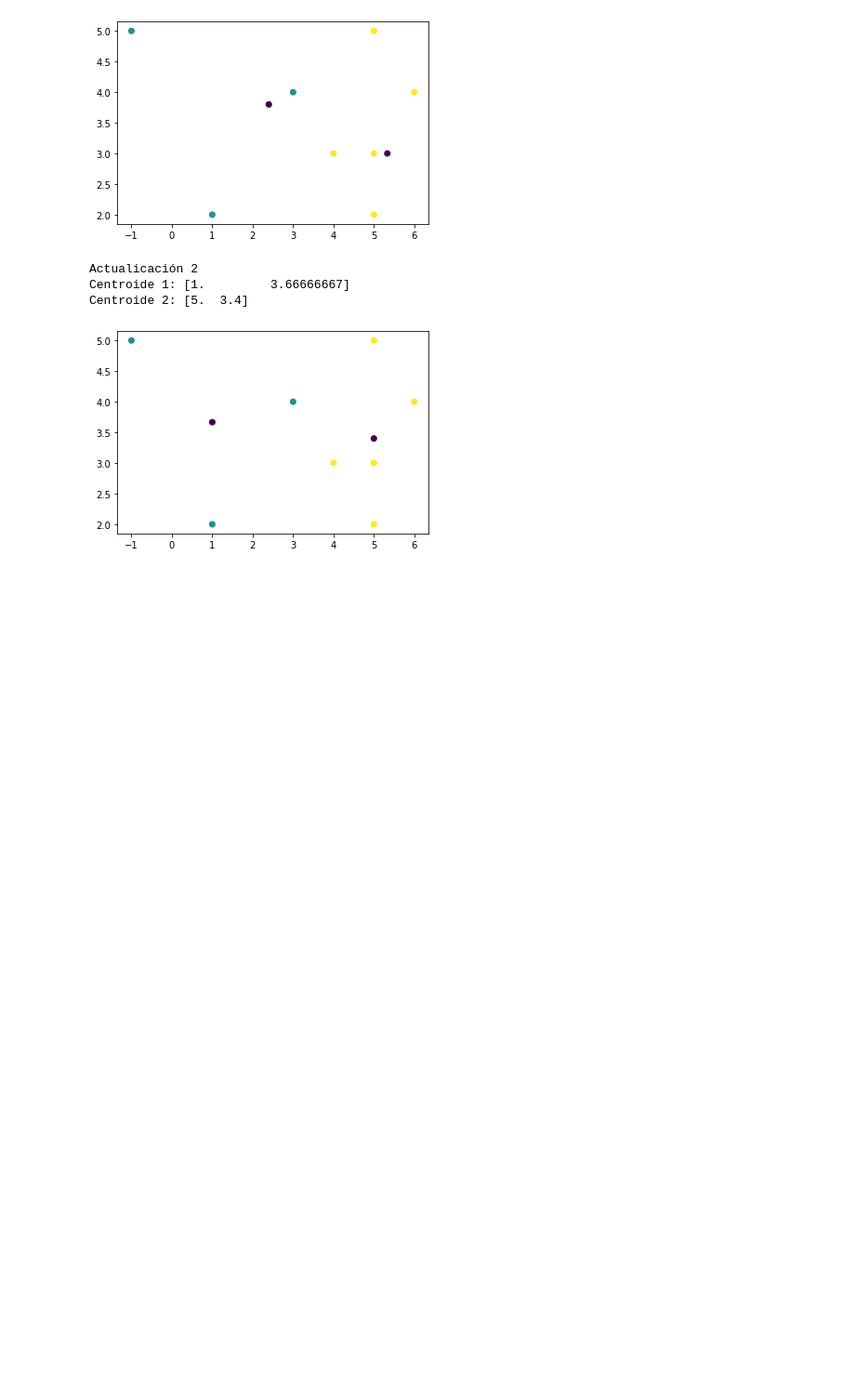
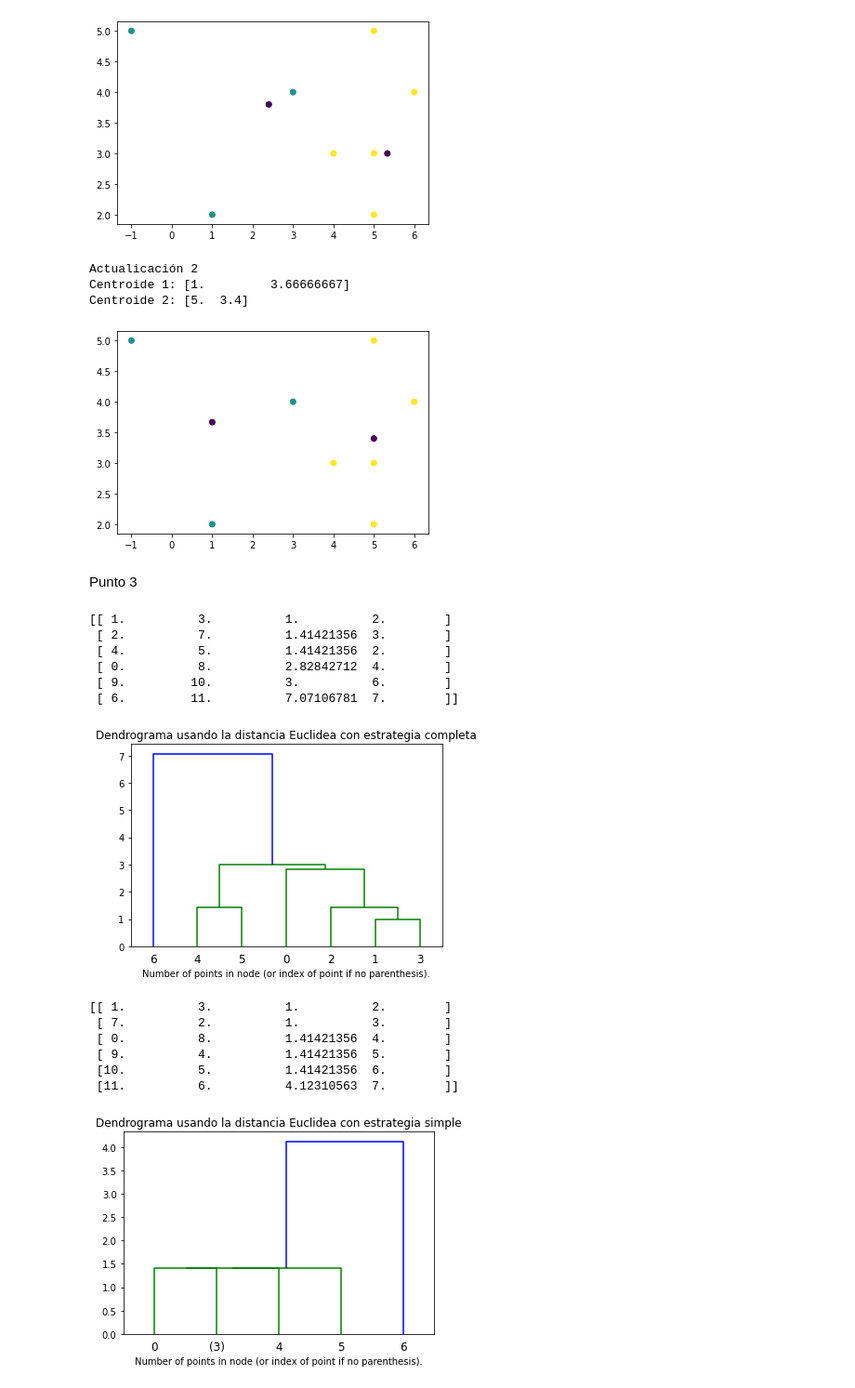
Before and after one commit to johnreyes96/artificial-intelligence, a Jupyter notebook: src/main/python/workshops/WorkshopSolutionTwo.ipynb, the cells around one changed output. Shown: that part at 93% size. Drawn from its saved outputs; the diff is of its cells as text; code cells hidden in the pictures; blank space fills up the shorter version.

Commit message:
add solution third point

```diff
--- a/src/main/python/workshops/WorkshopSolutionTwo.ipynb
+++ b/src/main/python/workshops/WorkshopSolutionTwo.ipynb
@@ -63,3 +63,66 @@ Actualicación 2
 Centroide 1: [1.         3.66666667]
 Centroide 2: [5.  3.4]
 [figure]
+# %% [markdown]
+Punto 3
+# %%
+import numpy as np
+
+from matplotlib import pyplot as plt
+from scipy.cluster.hierarchy import dendrogram
+from sklearn.cluster import AgglomerativeClustering
+
+def plot_dendrogram(model, **kwargs):
+
+    counts = np.zeros(model.children_.shape[0])
+    n_samples = len(model.labels_)
+    for i, merge in enumerate(model.children_):
+        current_count = 0
+        for child_idx in merge:
+            if child_idx < n_samples:
+                current_count += 1
+            else:
+                current_count += counts[child_idx - n_samples]
+        counts[i] = current_count
+
+    linkage_matrix = np.column_stack(
+        [model.children_, model.distances_, counts]
+    ).astype(float)
+    print(linkage_matrix)
+
+    dendrogram(linkage_matrix, **kwargs)
+
+
+X = np.array([[1, 2], [3, 4], [4, 3], [5, 2], [5, 3], [6, 4], [5, 5], [-1, 5]])
+modelComplete = AgglomerativeClustering(distance_threshold = 0, n_clusters = None, linkage = "complete")
+modelSingle = AgglomerativeClustering(distance_threshold = 0, n_clusters = None, linkage = "single")
+
+modelComplete = modelComplete.fit(X[1:8,0:2])
+modelSingle = modelSingle.fit(X[1:8,0:2])
+
+plt.title("Dendrograma usando la distancia Euclidea con estrategia completa")
+plot_dendrogram(modelComplete, truncate_mode = "level", p = 3)
+plt.xlabel("Number of points in node (or index of point if no parenthesis).")
+plt.show()
+
+print("\n")
+
+plt.title("Dendrograma usando la distancia Euclidea con estrategia simple")
+plot_dendrogram(modelSingle, truncate_mode = "level", p = 3)
+plt.xlabel("Number of points in node (or index of point if no parenthesis).")
+plt.show()
+# %% [output]
+[[ 1.          3.          1.          2.        ]
+ [ 2.          7.          1.41421356  3.        ]
+ [ 4.          5.          1.41421356  2.        ]
+ [ 0.          8.          2.82842712  4.        ]
+ [ 9.         10.          3.          6.        ]
+ [ 6.         11.          7.07106781  7.        ]]
+[figure, added]
+[[ 1.          3.          1.          2.        ]
+ [ 7.          2.          1.          3.        ]
+ [ 0.          8.          1.41421356  4.        ]
+ [ 9.          4.          1.41421356  5.        ]
+ [10.          5.          1.41421356  6.        ]
+ [11.          6.          4.12310563  7.        ]]
+[figure, added]
```
